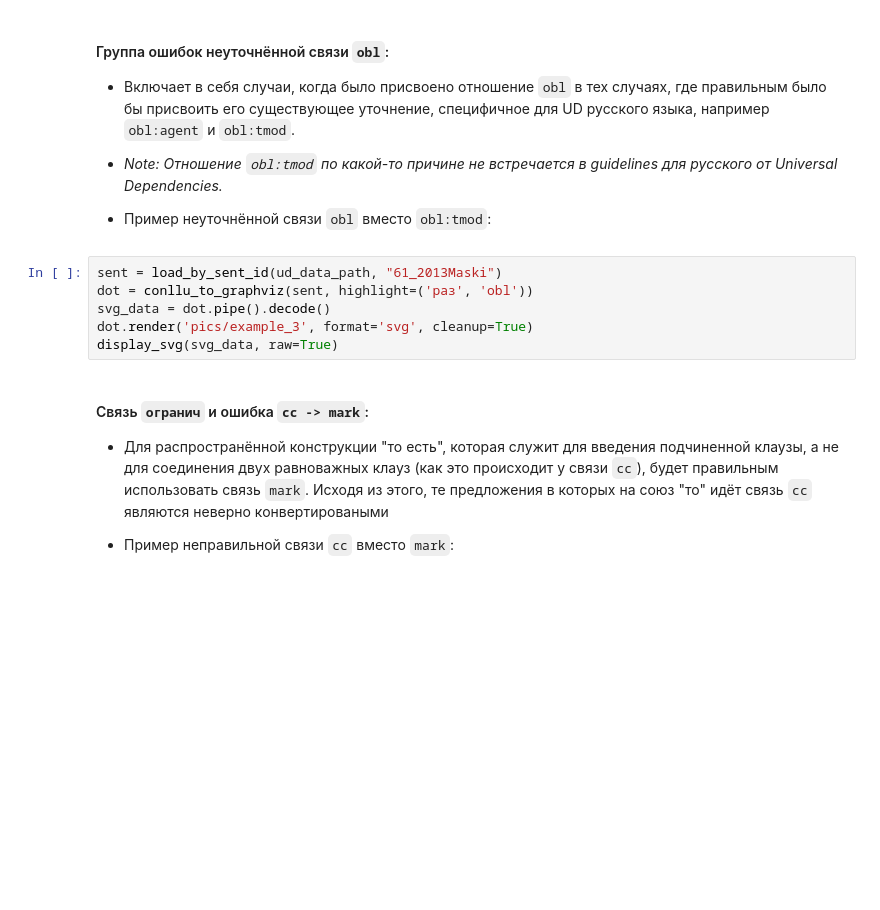
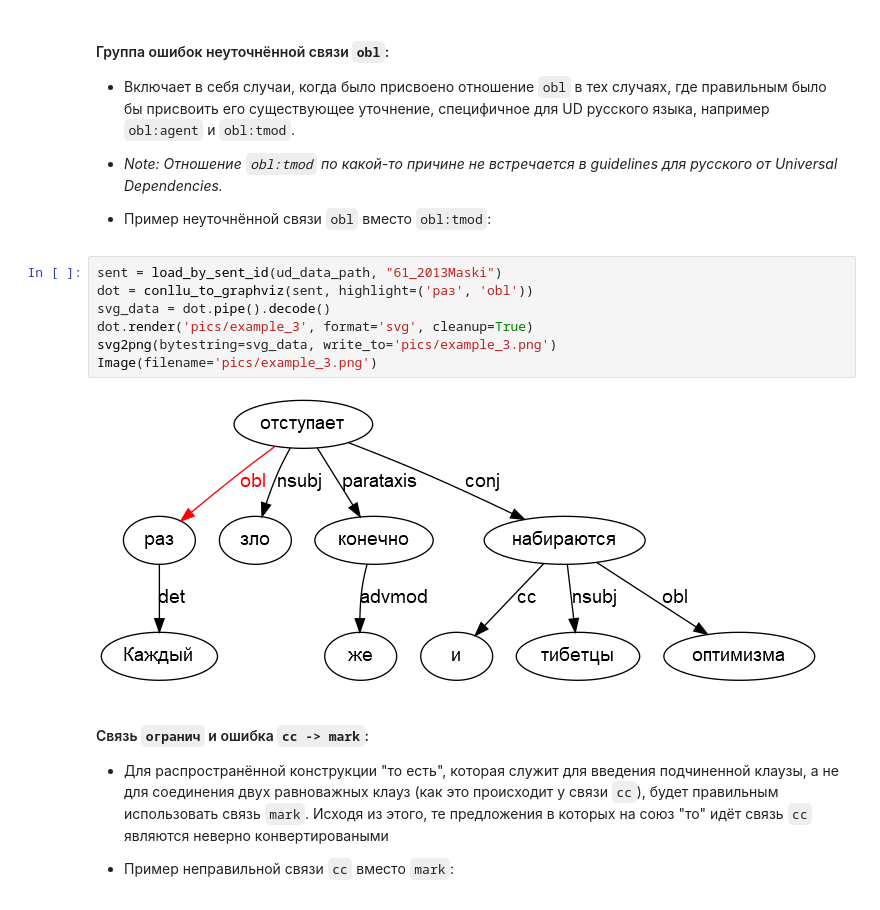
Before and after one commit to Danitim/SynTagRus-UD-Comparison, a Jupyter notebook: analysis.ipynb, the cells around one changed output. Drawn from its saved outputs; the diff is of its cells as text; blank space fills up the shorter version.

```diff
--- a/analysis.ipynb
+++ b/analysis.ipynb
@@ -132,9 +139,12 @@ display_svg(svg_data, raw=True)
 # %%
 sent = load_by_sent_id(ud_data_path, "61_2013Maski")
 dot = conllu_to_graphviz(sent, highlight=('раз', 'obl'))
 svg_data = dot.pipe().decode()
 dot.render('pics/example_3', format='svg', cleanup=True)
-display_svg(svg_data, raw=True)
+svg2png(bytestring=svg_data, write_to='pics/example_3.png')
+Image(filename='pics/example_3.png')
+# %% [output]
+[figure, added]
 # %% [markdown]
 #### Связь `огранич` и ошибка `cc -> mark`:
 
```
Also changed, not shown: parts of 4 cells of this notebook, 4 other files.
